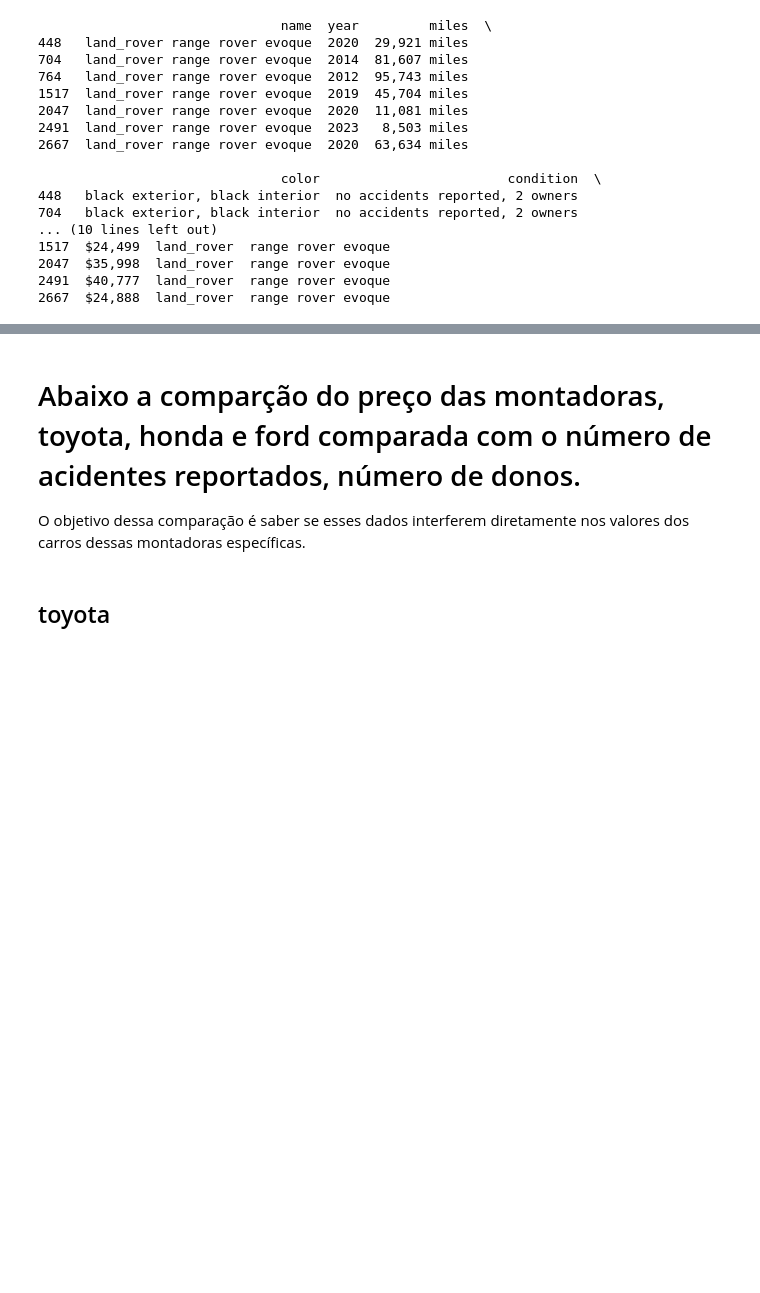
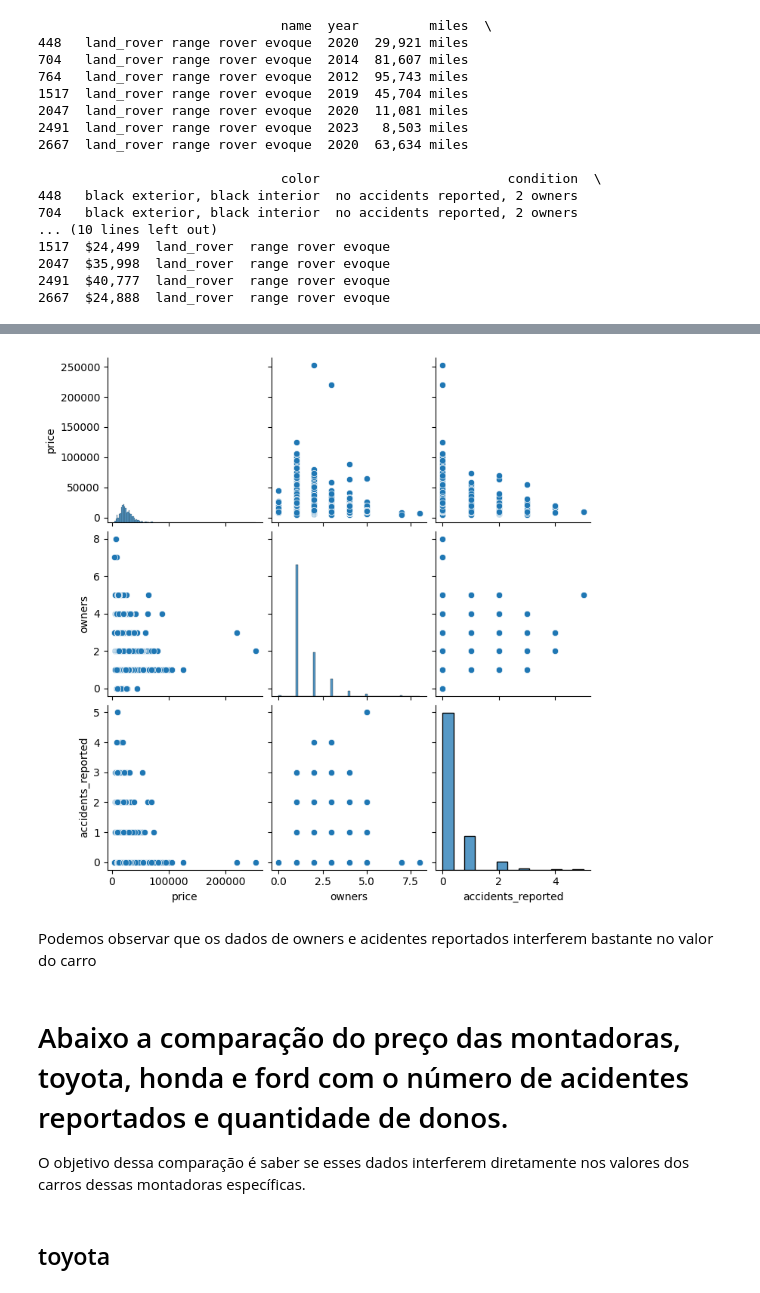
Before and after one commit to LucasGuimaDev/Analise_ML_carros, a Jupyter notebook: analise_carros.ipynb, the cells around one changed output, grey strips where cells are left out. Cells and saved outputs as stored; diff of their text form; code cells hidden in the pictures; blank space fills up the shorter version.

```diff
--- a/analise_carros.ipynb
+++ b/analise_carros.ipynb
@@ -238,6 +229,12 @@ df.tail()
 | 2837 | mercedes-benz glc | 2022 | 27894 | gray exterior, gray interior | no accidents reported, 2 owners | 29999 | mercedes-benz | glc | gray | ... |
 | 2838 | honda cr-v | 2021 | 50220 | gray exterior, unknown interior | no accidents reported, 1 owner | 22992 | honda | cr-v | gray | ... |
 | 2839 | honda civic | 2021 | 26510 | white exterior, black interior | no accidents reported, 1 owner | 24135 | honda | civic | white | ... |
+# %%
+sns.pairplot(df[['price','owners', 'accidents_reported', 'montadora']]);
+# %% [output]
+[figure, added]
+# %% [markdown]
+Podemos observar que os dados de owners e acidentes reportados interferem bastante no valor do carro
 # %%
 def visualizacao(filtro_coluna:str, filtro_valor:str, x:str, y:str):
 
@@ -259,7 +256,7 @@ def visualizacao(filtro_coluna:str, filtro_valor:str, x:str, y:str):
 
     return grafico
 # %% [markdown]
-# Abaixo a comparção do preço das montadoras, toyota, honda e ford comparada com o número de acidentes reportados, número de donos.
+# Abaixo a comparação do preço das montadoras, toyota, honda e ford com o número de acidentes reportados e quantidade de donos.
 
 O objetivo dessa comparação é saber se esses dados interferem diretamente nos valores dos carros dessas montadoras específicas.
 # %% [markdown]
```
Also changed, not shown: parts of 14 cells of this notebook.
